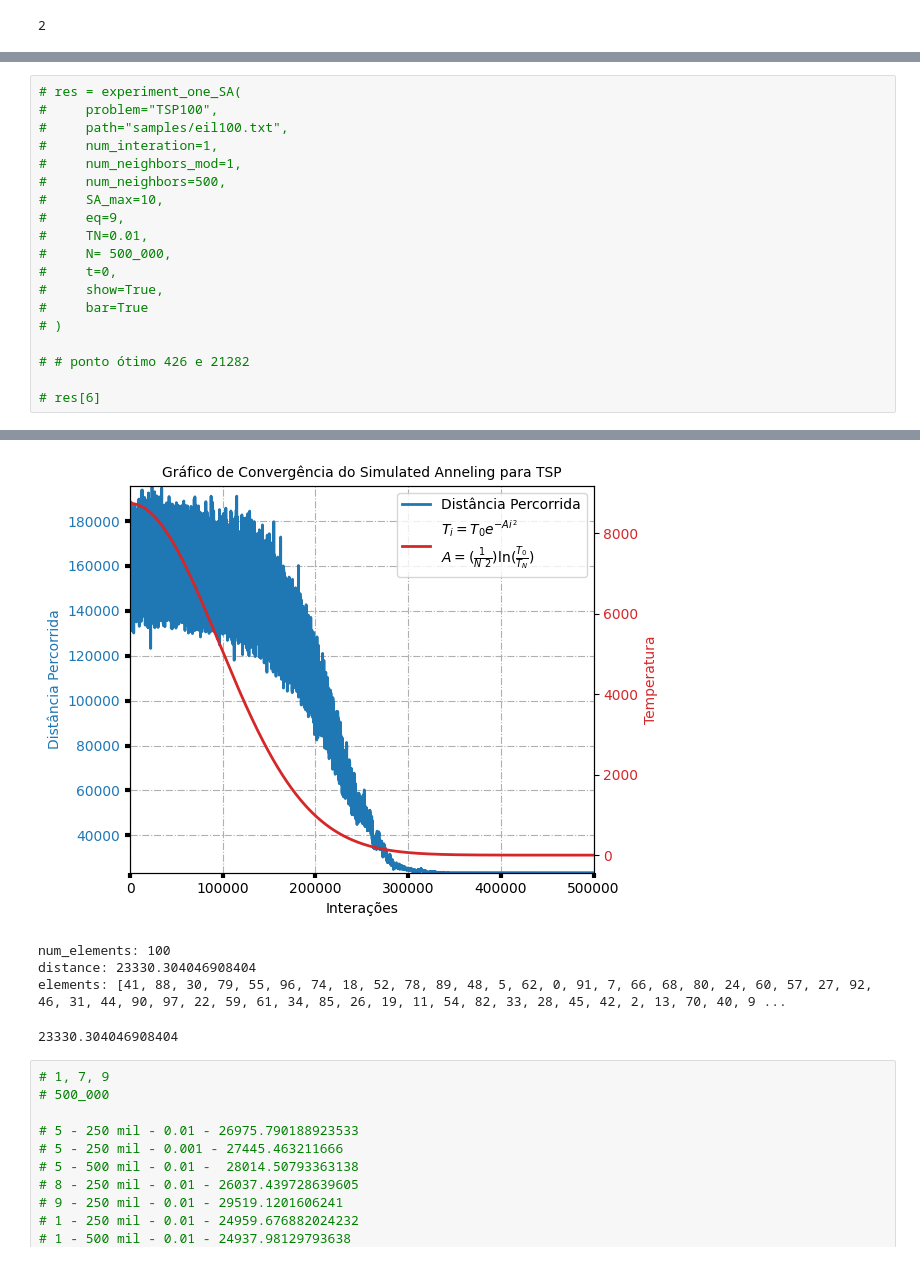
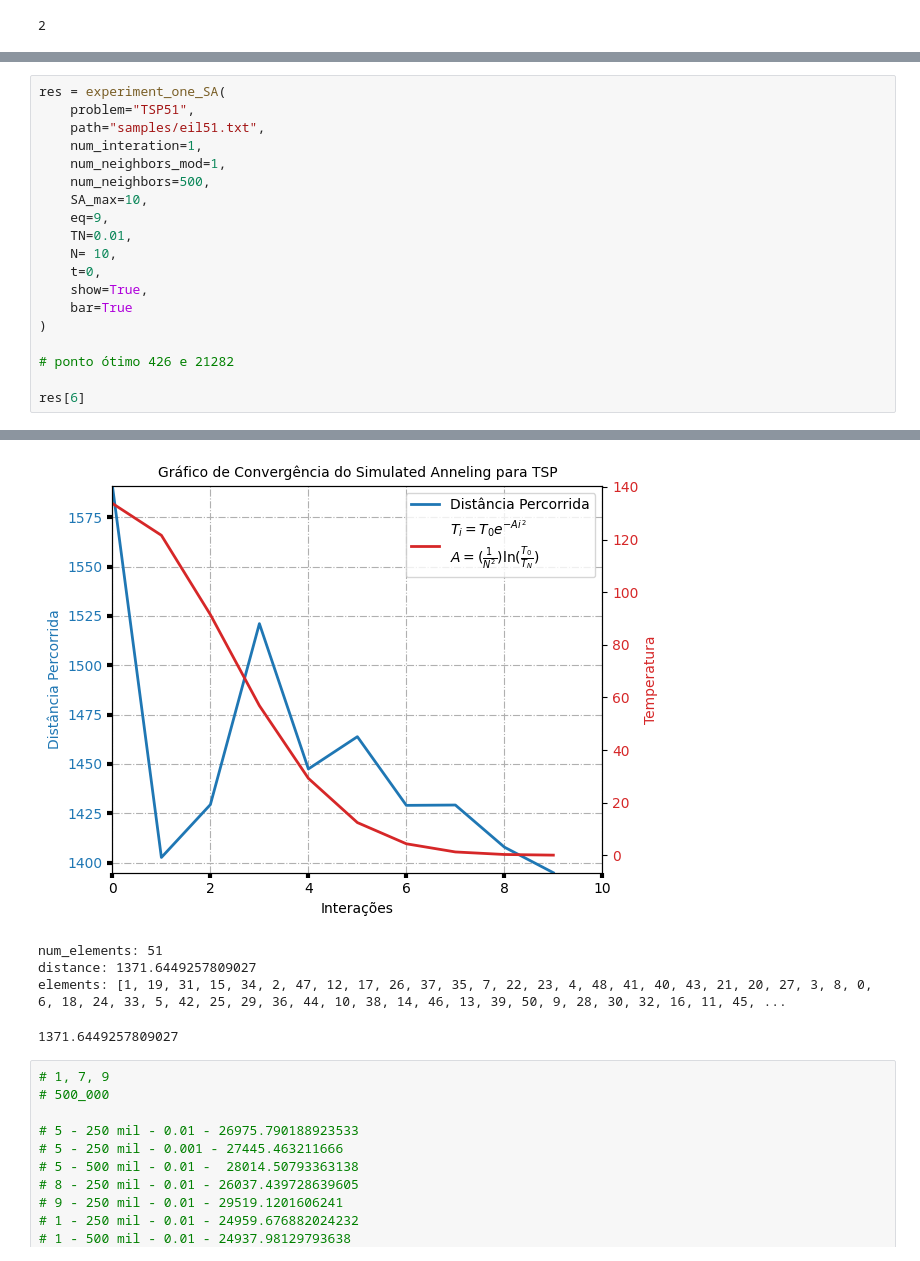
Before and after one commit to andreFelipeHFuck/IAR, a Jupyter notebook: SimulatedAnnealing/main.ipynb, the cells around one changed output, grey strips where cells are left out. Saved outputs shown, nothing was run; the diff lists cells and outputs as text.

```diff
--- a/SimulatedAnnealing/main.ipynb
+++ b/SimulatedAnnealing/main.ipynb
@@ -93,20 +96,20 @@ df_media
 # %%
-# res = experiment_one_SA(
-#     problem="TSP100",
-#     path="samples/eil100.txt",
-#     num_interation=1,
-#     num_neighbors_mod=1,
-#     num_neighbors=500,
-#     SA_max=10,
-#     eq=9,
-#     TN=0.01,
-#     N= 500_000,
-#     t=0,
-#     show=True,
-#     bar=True
-# )
+res = experiment_one_SA(
+    problem="TSP51",
+    path="samples/eil51.txt",
+    num_interation=1,
+    num_neighbors_mod=1,
+    num_neighbors=500,
+    SA_max=10,
+    eq=9,
+    TN=0.01,
+    N= 10,
+    t=0,
+    show=True,
+    bar=True
+)
 
-# # ponto ótimo 426 e 21282
+# ponto ótimo 426 e 21282
 
-# res[6]
+res[6]
 # %% [output]
@@ -114,8 +150,8 @@ df_media
-[figure, old version]
+[figure, new version]
-num_elements: 100
-distance: 23330.304046908404
-elements: [41, 88, 30, 79, 55, 96, 74, 18, 52, 78, 89, 48, 5, 62, 0, 91, 7, 66, 68, 80, 24, 60, 57, 27, 92, 46, 31, 44, 90, 97, 22, 59, 61, 34, 85, 26, 19, 11, 54, 82, 33, 28, 45, 42, 2, 13, 70, 40, 9 ...
-23330.304046908404
+num_elements: 51
+distance: 1371.6449257809027
+elements: [1, 19, 31, 15, 34, 2, 47, 12, 17, 26, 37, 35, 7, 22, 23, 4, 48, 41, 40, 43, 21, 20, 27, 3, 8, 0, 6, 18, 24, 33, 5, 42, 25, 29, 36, 44, 10, 38, 14, 46, 13, 39, 50, 9, 28, 30, 32, 16, 11, 45, ...
+1371.6449257809027
 # %%
 # 1, 7, 9
 # 500_000
```
Also changed, not shown: parts of 7 cells of this notebook, 2 other files.
